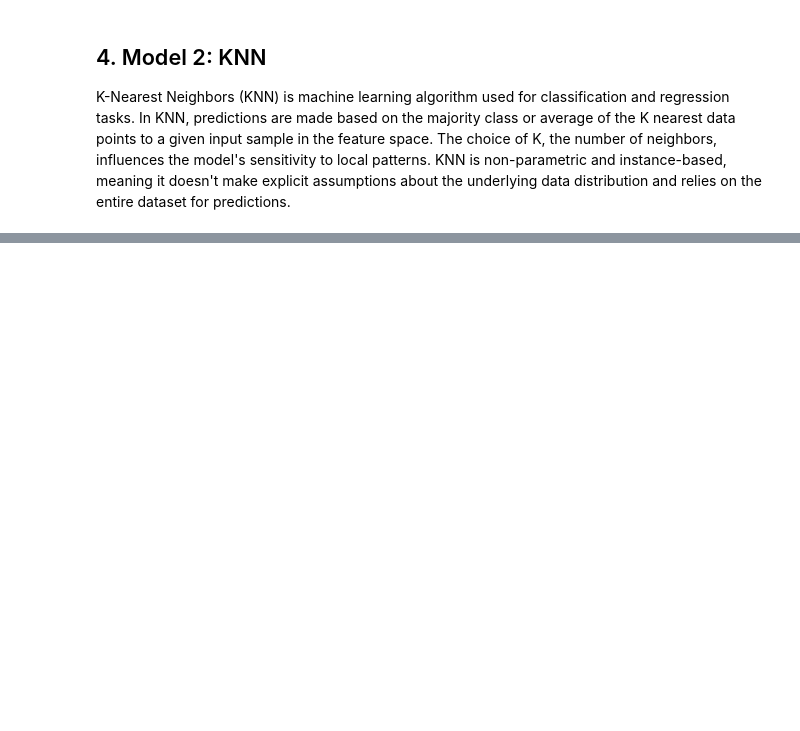
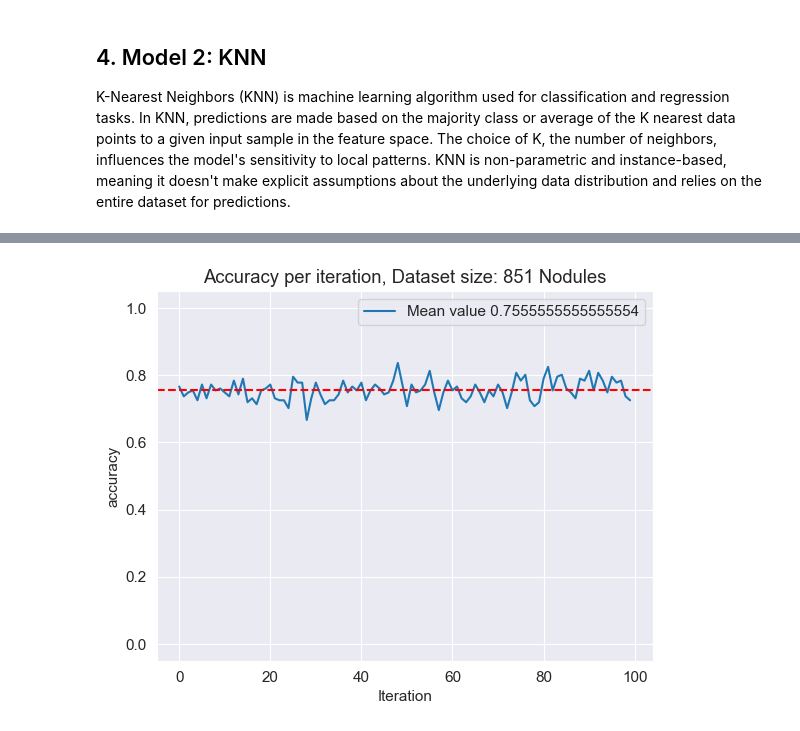
Before and after one commit to IA-DS-G4/LAB, a Jupyter notebook: pyradiomics/pyradiomics.ipynb, the cells around one changed output, grey strips where cells are left out. Drawn from its saved outputs; the diff is of its cells as text; code cells hidden in the pictures; blank space fills up the shorter version.

```diff
--- a/pyradiomics/pyradiomics.ipynb
+++ b/pyradiomics/pyradiomics.ipynb
@@ -323,7 +323,6 @@ def LSVC(X,Y,iterations, test_size):
     plt.ylim(-0.05, 1.05)
     plt.axhline(mean_acc, color='red', linestyle='dashed', label='Mean accuracy')
     plt.show()
-    return
 def feature_amount(X,Y,test_size, feature_prop):
     acc_array = []
     model = LinearSVC(dual=True,max_iter=1000)
@@ -341,8 +340,7 @@ def feature_amount(X,Y,test_size, feature_prop):
     plt.legend()
     plt.title('Accuracy vs amount of features used')
     plt.ylim(0,1)
-    plt.show()
-    return
+    plt.show(
 
 # here we experiment which amount of features is the optimal amount for est accuracy
 feature_amount(X,Y,test_size, feature_prop)
@@ -383,31 +379,38 @@ def KNN(X,Y,iterations, test_size,n_neighbours=5):
     #make a plot
     plt.plot(e, acc_array, label='Mean value {}'.format(mean_acc))
     plt.rcParams['font.size'] = '11'
     #plt.figure(figsize=(8, 6), dpi=1000)
     plt.title('Accuracy per iteration, ' + "Dataset size: " + str(len(X)) + ' Nodules')
     plt.legend()
     plt.xlabel('Iteration')
     plt.ylabel('accuracy')
     plt.ylim(-0.05, 1.05)
     plt.axhline(mean_acc, color='red', linestyle='dashed', label='Mean accuracy')
     plt.show()
 
-def feature_amount(X,Y, feature_prop,n_neighbours=5):
+def feature_amount(X,Y, feature_prop,test_size=0.2,n_neighbours=5):
     acc_array = []
     model =  KNeighborsClassifier(n_neighbours)
     for p in feature_prop:
         X_new, f_statistic, p_values = f_selection_Percentile(X_all,Y,p)
         X_train, X_test, y_train, y_test = train_test_split(X_new, Y, test_size=test_size, random_state=1)
         model.fit(X_train, y_train)
         predictions = model.predict(X_test)
         accuracy = accuracy_score(y_test, predictions)
         acc_array = np.append(acc_array, accuracy)
     #plotting
     max_acc = np.argmax(acc_array)
     best_perf = feature_prop[max_acc]
     plt.plot(feature_prop,acc_array, label='Best accuracy for: {}'.format(best_perf))
     plt.figure(figsize=(10, 5))  # width=10 inches, height=5 inches
     plt.legend()
     plt.title('Accuracy vs amount of features used')
     plt.ylim(0,1)
     plt.show()
+
+KNN(X,Y,100, test_size,n_neighbours=10)
+feature_amount(X,Y)
+
+neighbours_test_set = np.arange(1,10)
+# %% [output]
+[figure, added]
```
Also changed, not shown: parts of 2 cells of this notebook.
